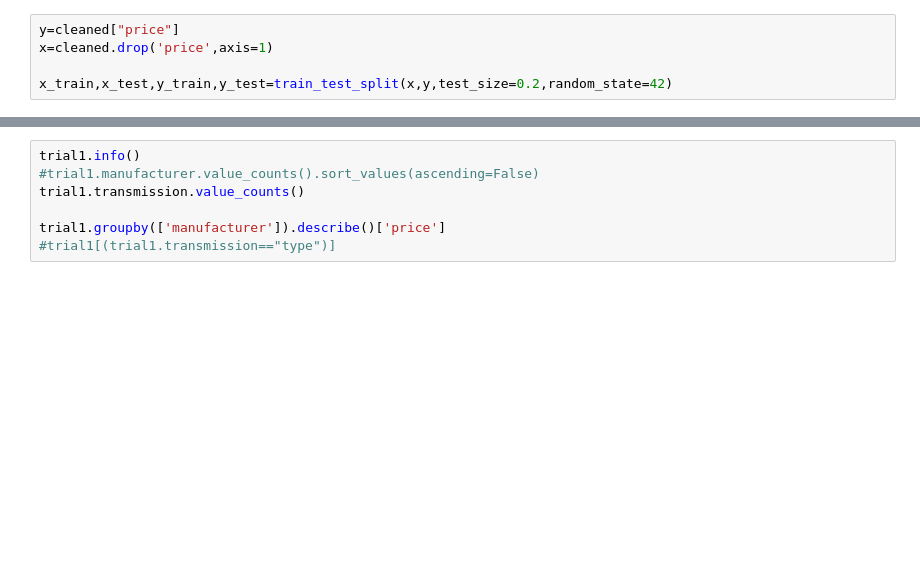
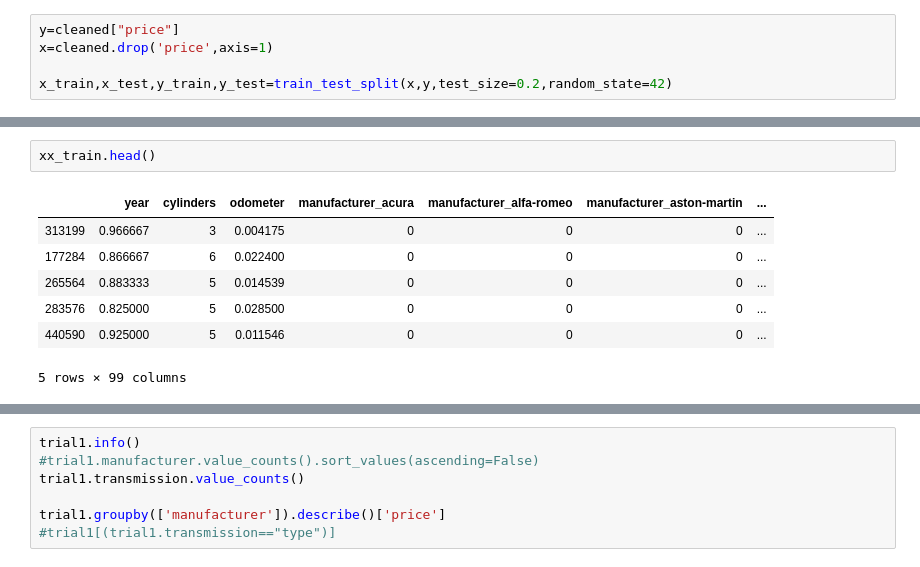
Before and after one commit to sukesh-reddy/Used-Cars-Analysis, a Jupyter notebook: modelling.ipynb, the cells around one changed output, grey strips where cells are left out. Saved outputs shown, nothing was run; the diff lists cells and outputs as text; blank space fills up the shorter version.

```diff
--- a/modelling.ipynb
+++ b/modelling.ipynb
@@ -54,0 +147,10 @@ x_train,x_test,y_train,y_test=train_test_split(x,y,test_size=0.2,random_state=42
+# %%
+xx_train.head()
+# %% [output]
+|  | year | cylinders | odometer | manufacturer_acura | manufacturer_alfa-romeo | manufacturer_aston-martin | ... |
+| 313199 | 0.966667 | 3 | 0.004175 | 0 | 0 | 0 | ... |
+| 177284 | 0.866667 | 6 | 0.022400 | 0 | 0 | 0 | ... |
+| 265564 | 0.883333 | 5 | 0.014539 | 0 | 0 | 0 | ... |
+| 283576 | 0.825000 | 5 | 0.028500 | 0 | 0 | 0 | ... |
+| 440590 | 0.925000 | 5 | 0.011546 | 0 | 0 | 0 | ... |
+5 rows × 99 columns
```
Also changed, not shown: parts of 11 cells of this notebook.
